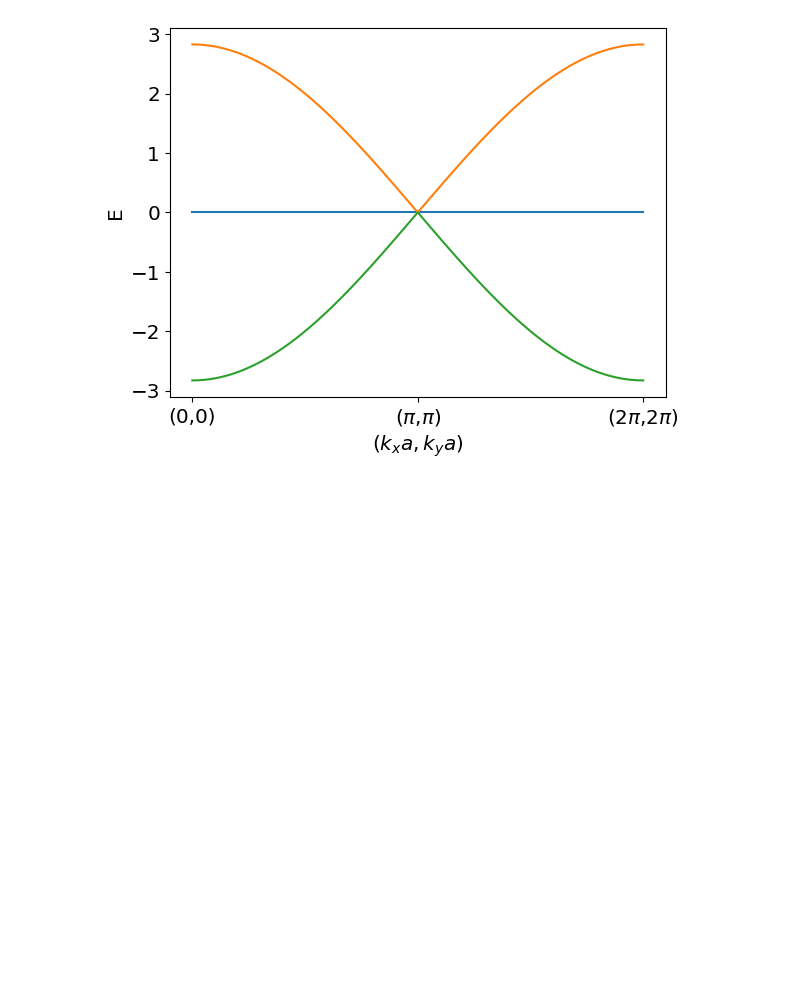
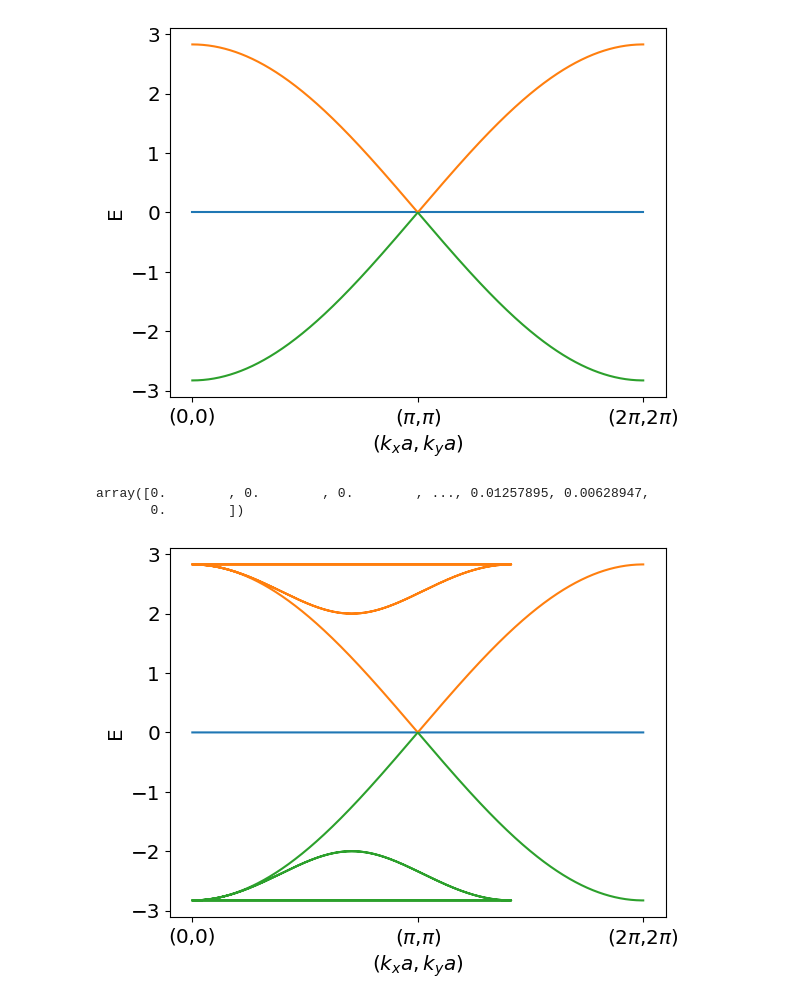
Before and after one commit to alicecarroll/Lieb-Lattice, a Jupyter notebook: analytical.ipynb, the cells around one changed output. Drawn from its saved outputs; the diff is of its cells as text; code cells hidden in the pictures; blank space fills up the shorter version.

```diff
--- a/analytical.ipynb
+++ b/analytical.ipynb
@@ -62,3 +62,24 @@ plt.savefig("Ediag.png")
 plt.show()
 # %% [output]
 [figure]
+# %%
+path = np.concatenate((k, k, k*np.sqrt(2)))
+kx = np.concatenate((k,np.pi*2*k1, k[::-1]))
+ky = np.concatenate((k0, k, k[::-1]))
+# %% [output]
+array([0.        , 0.        , 0.        , ..., 0.01257895, 0.00628947,
+       0.        ])
+# %%
+plt.xlabel("$(k_x a,k_y a)$", size='x-large')
+plt.ylabel("E", size='x-large')
+plt.yticks(size='x-large')
+plt.xticks(ticks= [-np.pi, 0, np.pi*np.sqrt(2), 2*np.pi*np.sqrt(2)], labels=[r"(-$\pi$,-$\pi$)","(0,0)",r"($\pi$,$\pi$)", r"(2$\pi$,2$\pi$)"], size='x-large')
+
+plt.plot(path, spec(kx, ky)[0])
+plt.plot(path, spec(kx, ky)[1])
+plt.plot(path, spec(kx, ky)[2])
+
+plt.savefig("Epath.png")
+plt.show()
+# %% [output]
+[figure, added]
```
